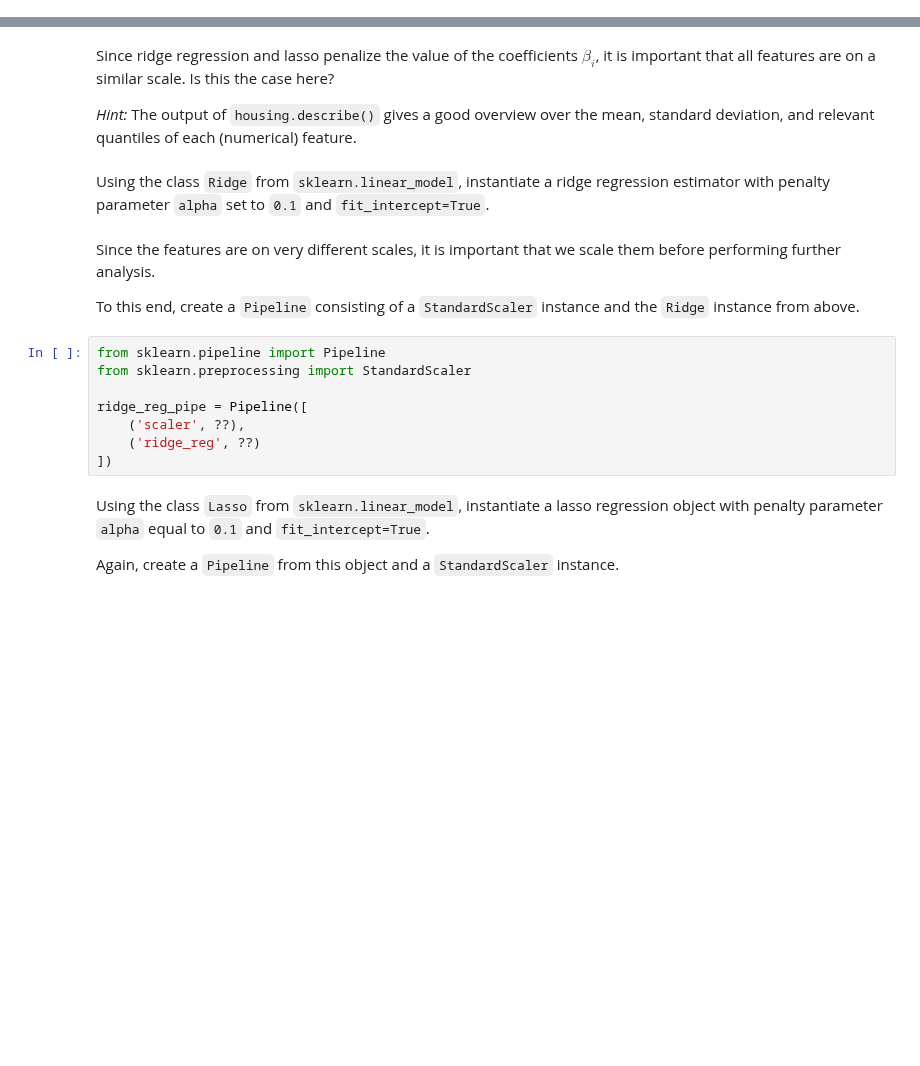
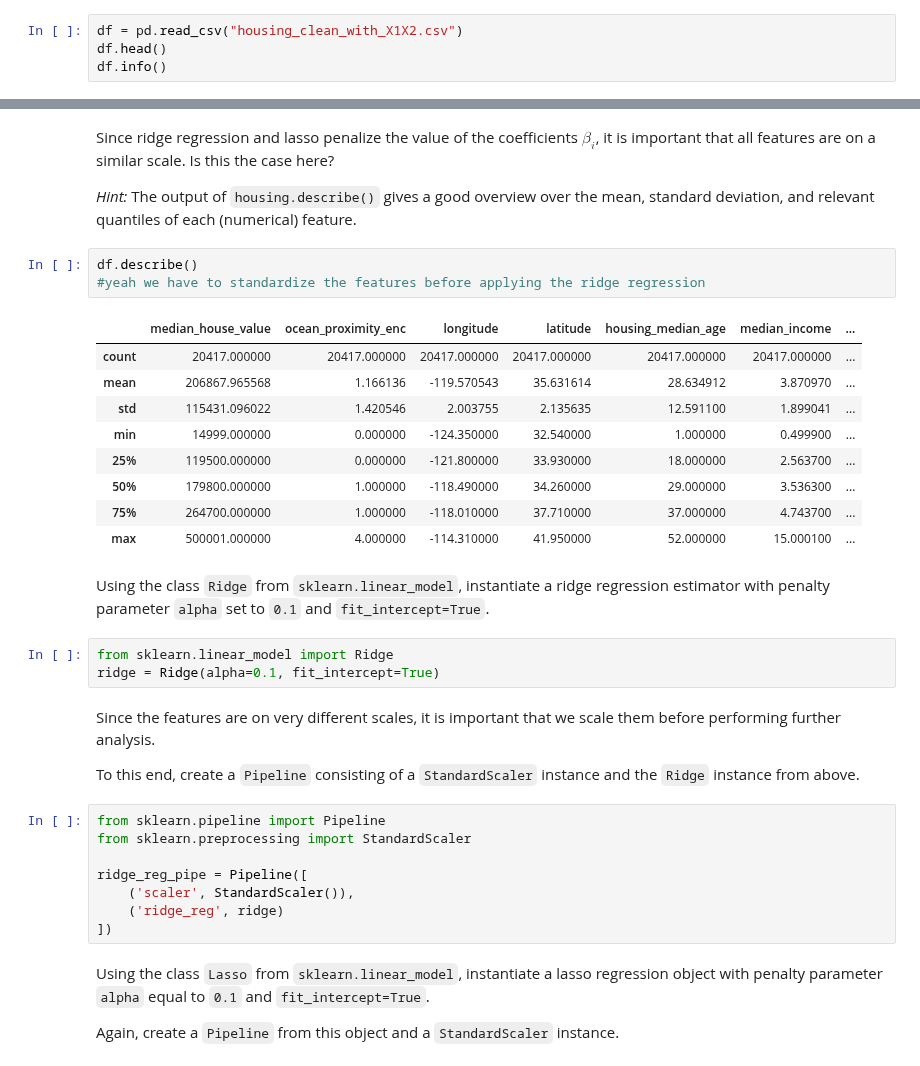
Before and after one commit to EdouarddDw/machine-learning, a Jupyter notebook: TPs/Exercise_04.ipynb, the cells around one changed output, grey strips where cells are left out. Cells and saved outputs as stored; diff of their text form; blank space fills up the shorter version.

```diff
--- a/TPs/Exercise_04.ipynb
+++ b/TPs/Exercise_04.ipynb
@@ -17,3 +17,7 @@ import numpy as np
 import pandas as pd
 # %% [markdown]
 Import the clean housing dataset (with `X1`, `X2`) using `pd.read_csv` and take a quick look at it, to verify that it is in the desired shape (display the dataframe, check its "infos").
+# %%
+df = pd.read_csv("housing_clean_with_X1X2.csv")
+df.head()
+df.info()
@@ -30,8 +59,24 @@ Since ridge regression and lasso penalize the value of the coefficients $\beta_i
 Is this the case here?
 
 *Hint:* The output of `housing.describe()` gives a good overview over the mean, standard deviation, and relevant quantiles of each (numerical) feature.
+# %%
+df.describe()
+#yeah we have to standardize the features before applying the ridge regression
+# %% [output]
+|  | median_house_value | ocean_proximity_enc | longitude | latitude | housing_median_age | median_income | ... |
+| count | 20417.000000 | 20417.000000 | 20417.000000 | 20417.000000 | 20417.000000 | 20417.000000 | ... |
+| mean | 206867.965568 | 1.166136 | -119.570543 | 35.631614 | 28.634912 | 3.870970 | ... |
+| std | 115431.096022 | 1.420546 | 2.003755 | 2.135635 | 12.591100 | 1.899041 | ... |
+| min | 14999.000000 | 0.000000 | -124.350000 | 32.540000 | 1.000000 | 0.499900 | ... |
+| 25% | 119500.000000 | 0.000000 | -121.800000 | 33.930000 | 18.000000 | 2.563700 | ... |
+| 50% | 179800.000000 | 1.000000 | -118.490000 | 34.260000 | 29.000000 | 3.536300 | ... |
+| 75% | 264700.000000 | 1.000000 | -118.010000 | 37.710000 | 37.000000 | 4.743700 | ... |
+| max | 500001.000000 | 4.000000 | -114.310000 | 41.950000 | 52.000000 | 15.000100 | ... |
 # %% [markdown]
 Using the class `Ridge` from `sklearn.linear_model`, instantiate a ridge regression estimator with penalty parameter `alpha` set to `0.1` and `fit_intercept=True`.
+# %%
+from sklearn.linear_model import Ridge
+ridge = Ridge(alpha=0.1, fit_intercept=True)
 # %% [markdown]
 Since the features are on very different scales, it is important that we scale them before performing further analysis.
 
@@ -41,8 +86,8 @@ from sklearn.pipeline import Pipeline
 from sklearn.preprocessing import StandardScaler
 
 ridge_reg_pipe = Pipeline([
-    ('scaler', ??),
-    ('ridge_reg', ??)
+    ('scaler', StandardScaler()),
+    ('ridge_reg', ridge)
 ])
 # %% [markdown]
 Using the class `Lasso` from `sklearn.linear_model`, instantiate a lasso regression object with penalty parameter `alpha` equal to `0.1` and `fit_intercept=True`.
```
Also changed, not shown: parts of 29 cells of this notebook, 1 other file.
